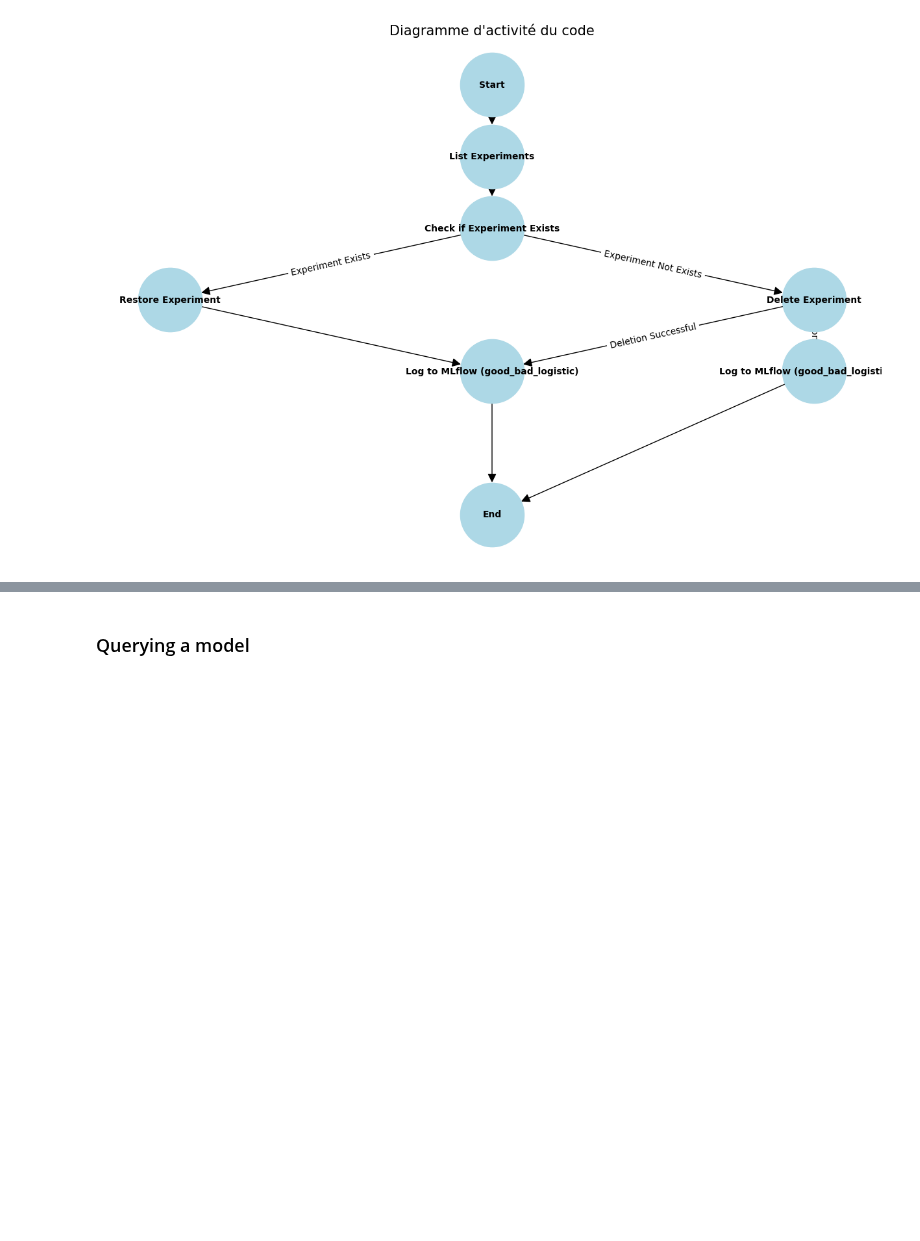
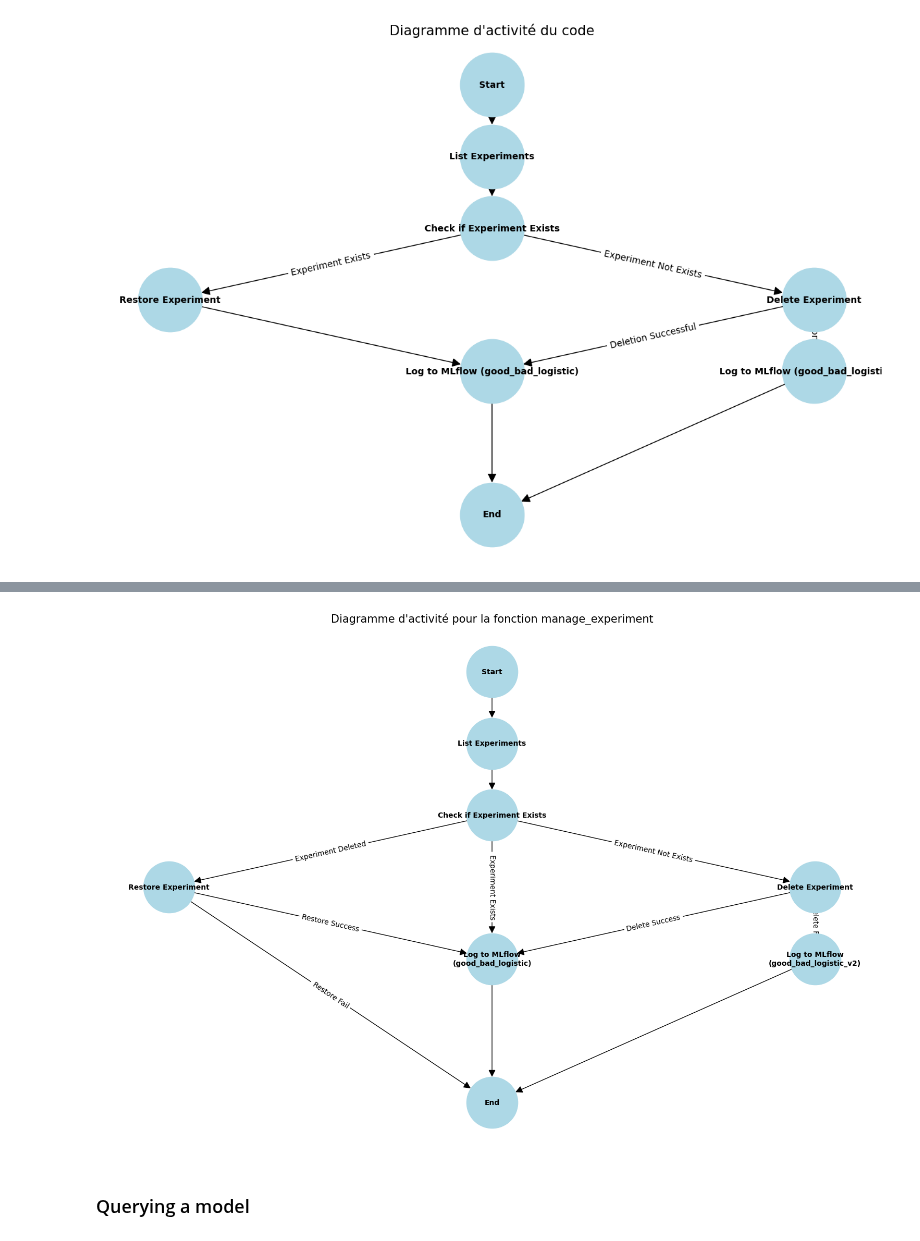
Before and after one commit to WolfPackStatMathieu/ml-dl-cyber, a Jupyter notebook: 1-Quick-win/Good_Bad_queries/exploration_good_bad_queries.ipynb, the cells around one changed output, grey strips where cells are left out. Drawn from its saved outputs; the diff is of its cells as text; code cells hidden in the pictures; blank space fills up the shorter version.

Commit message:
MLFlow manage experiment

```diff
--- a/1-Quick-win/Good_Bad_queries/exploration_good_bad_queries.ipynb
+++ b/1-Quick-win/Good_Bad_queries/exploration_good_bad_queries.ipynb
@@ -1169,3 +1198,79 @@ NameError: name 'grid_search' is not defined
+# %%
+import matplotlib.pyplot as plt
+import networkx as nx
+
+# Create a directed graph
+G = nx.DiGraph()
+
+# Add nodes
+nodes = {
+    'Start': "Start",
+    'List Experiments': "List Experiments",
+    'Check Experiment Exists': "Check if Experiment Exists",
+    'Restore Experiment': "Restore Experiment",
+    'Log to MLflow (good_bad_logistic)': "Log to MLflow\n(good_bad_logistic)",
+    'Delete Experiment': "Delete Experiment",
+    'Log to MLflow (good_bad_logistic_v2)': "Log to MLflow\n(good_bad_logistic_v2)",
+    'End': "End"
+}
+
+for key, value in nodes.items():
+    G.add_node(key, label=value)
+
+# Add edges
+edges = [
+    ('Start', 'List Experiments'),
+    ('List Experiments', 'Check Experiment Exists'),
+    ('Check Experiment Exists', 'Restore Experiment', {'label': 'Experiment Deleted'}),
+    ('Restore Experiment', 'Log to MLflow (good_bad_logistic)', {'label': 'Restore Success'}),
+    ('Restore Experiment', 'End', {'label': 'Restore Fail'}),
+    ('Check Experiment Exists', 'Log to MLflow (good_bad_logistic)', {'label': 'Experiment Exists'}),
+    ('Check Experiment Exists', 'Delete Experiment', {'label': 'Experiment Not Exists'}),
+    ('Delete Experiment', 'Log to MLflow (good_bad_logistic)', {'label': 'Delete Success'}),
+    ('Delete Experiment', 'Log to MLflow (good_bad_logistic_v2)', {'label': 'Delete Fail'}),
+    ('Log to MLflow (good_bad_logistic)', 'End'),
+    ('Log to MLflow (good_bad_logistic_v2)', 'End')
+]
+
+G.add_edges_from(edges)
+
+# Define positions
+pos = {
+    'Start': (0, 6),
+    'List Experiments': (0, 5),
+    'Check Experiment Exists': (0, 4),
+    'Restore Experiment': (-2, 3),
+    'Log to MLflow (good_bad_logistic)': (0, 2),
+    'Delete Experiment': (2, 3),
+    'Log to MLflow (good_bad_logistic_v2)': (2, 2),
+    'End': (0, 0)
+}
+
+# Draw the graph
+plt.figure(figsize=(15, 10))
+nx.draw(G, pos, with_labels=False, node_size=5000, node_color='lightblue', font_size=10, font_weight='bold', arrows=True, arrowstyle='-|>', arrowsize=20)
+
+# Draw node labels
+labels = nx.get_node_attributes(G, 'label')
+nx.draw_networkx_labels(G, pos, labels, font_size=10, font_weight='bold')
+
+# Draw edge labels
+edge_labels = {('Check Experiment Exists', 'Restore Experiment'): 'Experiment Deleted',
+               ('Restore Experiment', 'Log to MLflow (good_bad_logistic)'): 'Restore Success',
+               ('Restore Experiment', 'End'): 'Restore Fail',
+               ('Check Experiment Exists', 'Log to MLflow (good_bad_logistic)'): 'Experiment Exists',
+               ('Check Experiment Exists', 'Delete Experiment'): 'Experiment Not Exists',
+               ('Delete Experiment', 'Log to MLflow (good_bad_logistic)'): 'Delete Success',
+               ('Delete Experiment', 'Log to MLflow (good_bad_logistic_v2)'): 'Delete Fail'}
+
+nx.draw_networkx_edge_labels(G, pos, edge_labels=edge_labels, font_size=10)
+
+# Add title
+plt.title('Diagramme d\'activité pour la fonction manage_experiment', fontsize=15)
+
+plt.show()
+# %% [output]
+[figure, added]
 # %% [markdown]
 ### Querying a model
 # %% [markdown]
```
Also changed, not shown: parts of 5 cells of this notebook, 2 other files.
